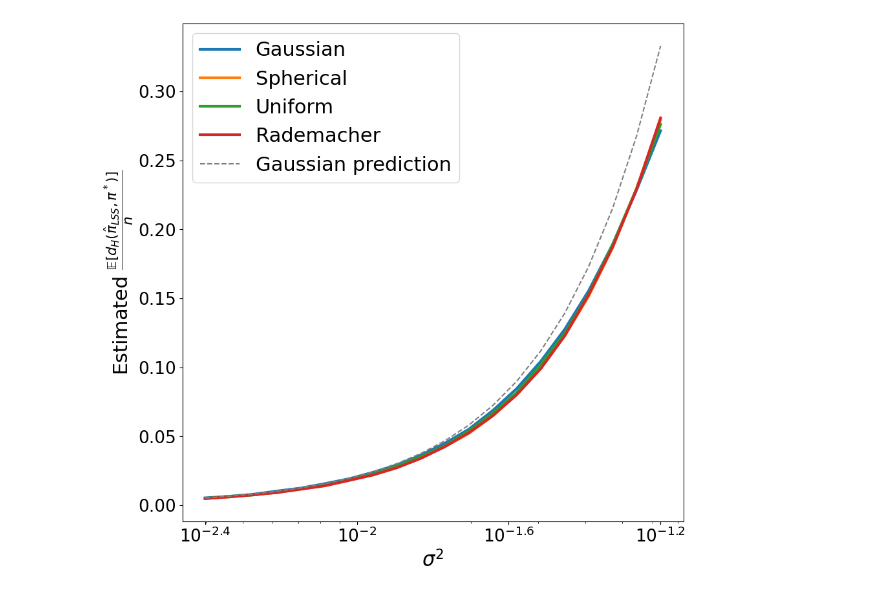
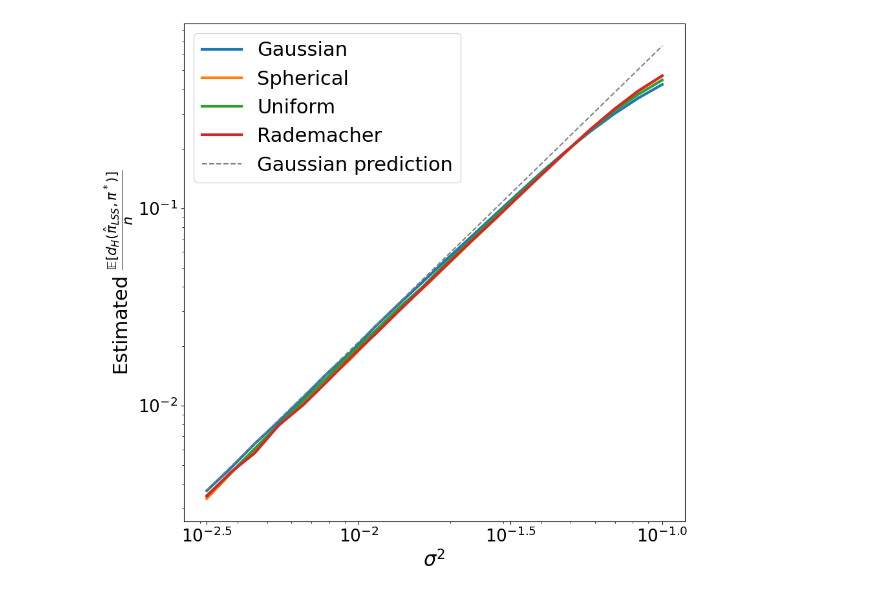
Before and after one commit to Lucas-Schwengber/particle_tracking, a Jupyter notebook: figure_subgauss_comp.ipynb, the cells around one changed output. Cells and saved outputs as stored; diff of their text form; code cells hidden in the pictures.

Commit message:
Update figure

```diff
--- a/figure_subgauss_comp.ipynb
+++ b/figure_subgauss_comp.ipynb
@@ -13,7 +13,7 @@ d = 2
 n_rep = 10000
 n = 100
 m = 20
-sigma2 = np.logspace(-3.5,-2,m)
+sigma2 = np.logspace(-3.5,-1.5,m)
 noise_dists = ["Gaussian","Spherical","Uniform","Rademacher"]
 n_d = len(noise_dists)
 
@@ -46,8 +46,9 @@ error_rate_str = r'$\frac{\mathrm{\mathbb{E}}[d_H(\hat{\pi}_{LSS},\pi^*)]}{n}$'
 axs.plot(sigma2, predicted_ratio, color="gray", linestyle="--", label = "Gaussian prediction")
 axs.set_xlabel(r'$\sigma^2$', fontsize=fontsize)
 axs.set_ylabel("Estimated " + error_rate_str, fontsize=fontsize)
+axs.set_yscale('log')
 axs.set_xscale('log')
-axs.set_xticks(ticks=[10**(-3.5), 10**(-3), 10**(-2.5), 10**(-2)], labels=[r"$10^{-3.5}$",r"$10^{-3}$",r"$10^{-2.5}$",r"$10^{-2}$"])
+axs.set_xticks(ticks=[10**(-3.5), 10**(-3), 10**(-2.5), 10**(-2), 10**(-1.5)], labels=[r"$10^{-3.5}$",r"$10^{-3}$",r"$10^{-2.5}$",r"$10^{-2}$",r"$10^{-1.5}$"])
 axs.xaxis.set_tick_params(labelsize=19)
 axs.yaxis.set_tick_params(labelsize=19)
 
@@ -59,7 +62,7 @@ d = 3
 n_rep = 10000
 n = 100
 m = 20
-sigma2 = np.logspace(-2.4,-1.2,m)
+sigma2 = np.logspace(-2.5,-1,m)
 noise_dists = ["Gaussian","Spherical","Uniform","Rademacher"]
 n_d = len(noise_dists)
 
@@ -73,32 +76,33 @@ for i in tqdm(range(n_rep)):
     x = generate_initial_positions(n,d, seed = None)
     for i in range(0,m):
         for k in range(0,n_d):
             y = generate_noisy_versions(x,n, d, sigma2[i], seed = None, noise_dist=noise_dists[k])
             pi = EMV(x,y)
             n_mistakes[k][i] += EMV_mistakes(pi)[1]
 
 rate_n_mistakes = []
 
 fig, axs = plt.subplots(1,1,figsize=(10,10))
 
 for k in range(0,n_d):
     rate_n_mistakes.append(n_mistakes[k]/(n*n_rep))
     axs.plot(sigma2, rate_n_mistakes[k], label=noise_dists[k], linewidth=lw)
 
 predicted_ratio = 1/n*(n*(n-1) * np.sqrt(sigma2)**d * 2**(-d) * gamma(d)/(gamma(d/2+1)*gamma(d/2)) )
 
 error_rate_str = r'$\frac{\mathrm{\mathbb{E}}[d_H(\hat{\pi}_{LSS},\pi^*)]}{n}$'
 
 axs.plot(sigma2, predicted_ratio, color="gray", linestyle="--", label = "Gaussian prediction")
 axs.set_xlabel(r'$\sigma^2$', fontsize=fontsize)
 axs.set_ylabel("Estimated " + error_rate_str, fontsize=fontsize)
 axs.set_xscale('log')
-axs.set_xticks(ticks=[10**(-2.4), 10**(-2), 10**(-1.6), 10**(-1.2)], labels=[r"$10^{-2.4}$",r"$10^{-2}$",r"$10^{-1.6}$",r"$10^{-1.2}$"])
+axs.set_yscale('log')
+axs.set_xticks(ticks=[10**(-2.5), 10**(-2), 10**(-1.5), 10**(-1.0)], labels=[r"$10^{-2.5}$",r"$10^{-2}$",r"$10^{-1.5}$",r"$10^{-1.0}$"])
 axs.xaxis.set_tick_params(labelsize=19)
 axs.yaxis.set_tick_params(labelsize=19)
 
 axs.legend(fontsize=fontsize)
 
 plt.savefig(f"comparison_n={n}_d={d}_rep={n_rep}_subgaussians.pdf")
 # %% [output]
-[figure, old version]
+[figure, new version]
```
Also changed, not shown: parts of 1 cell of this notebook.
